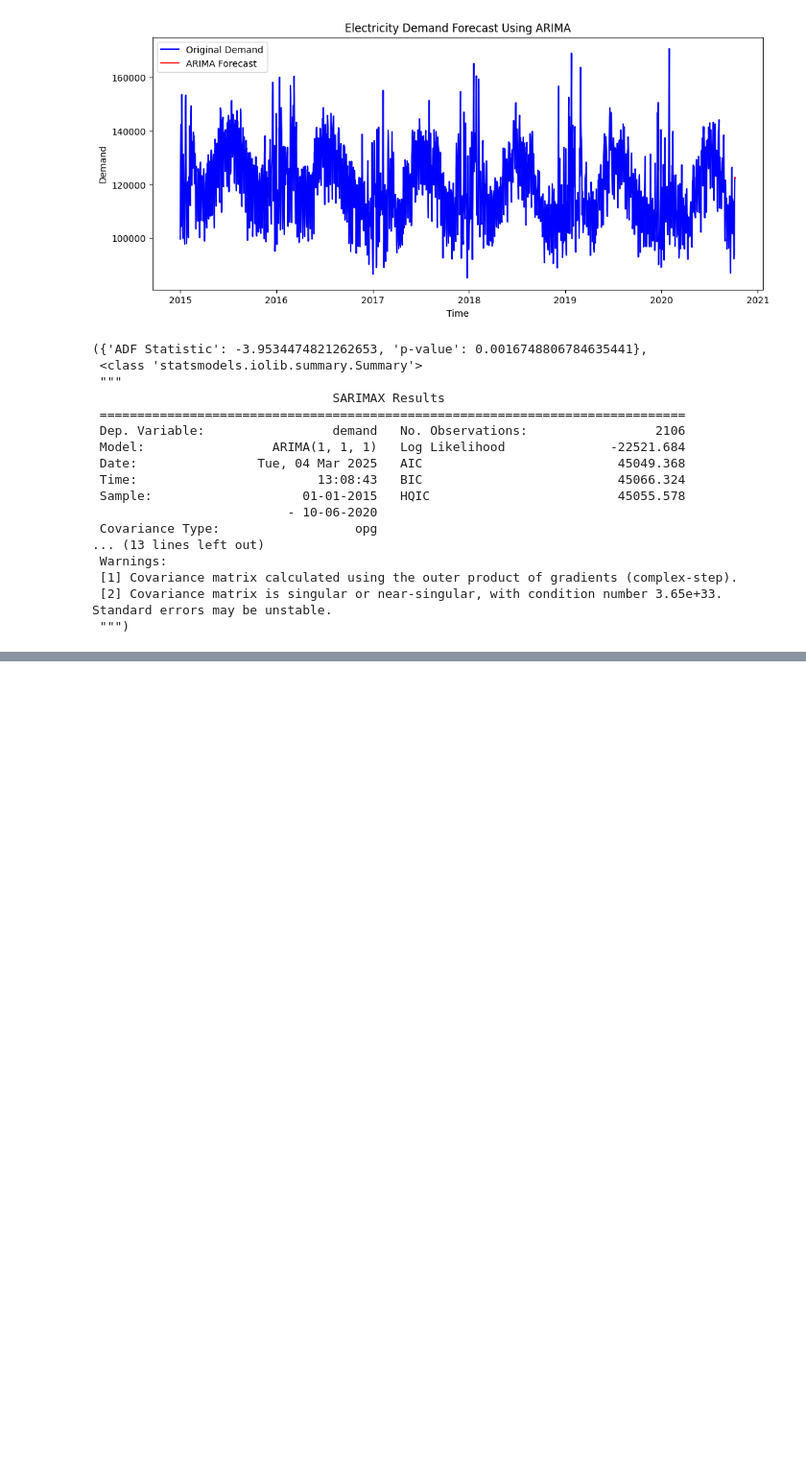
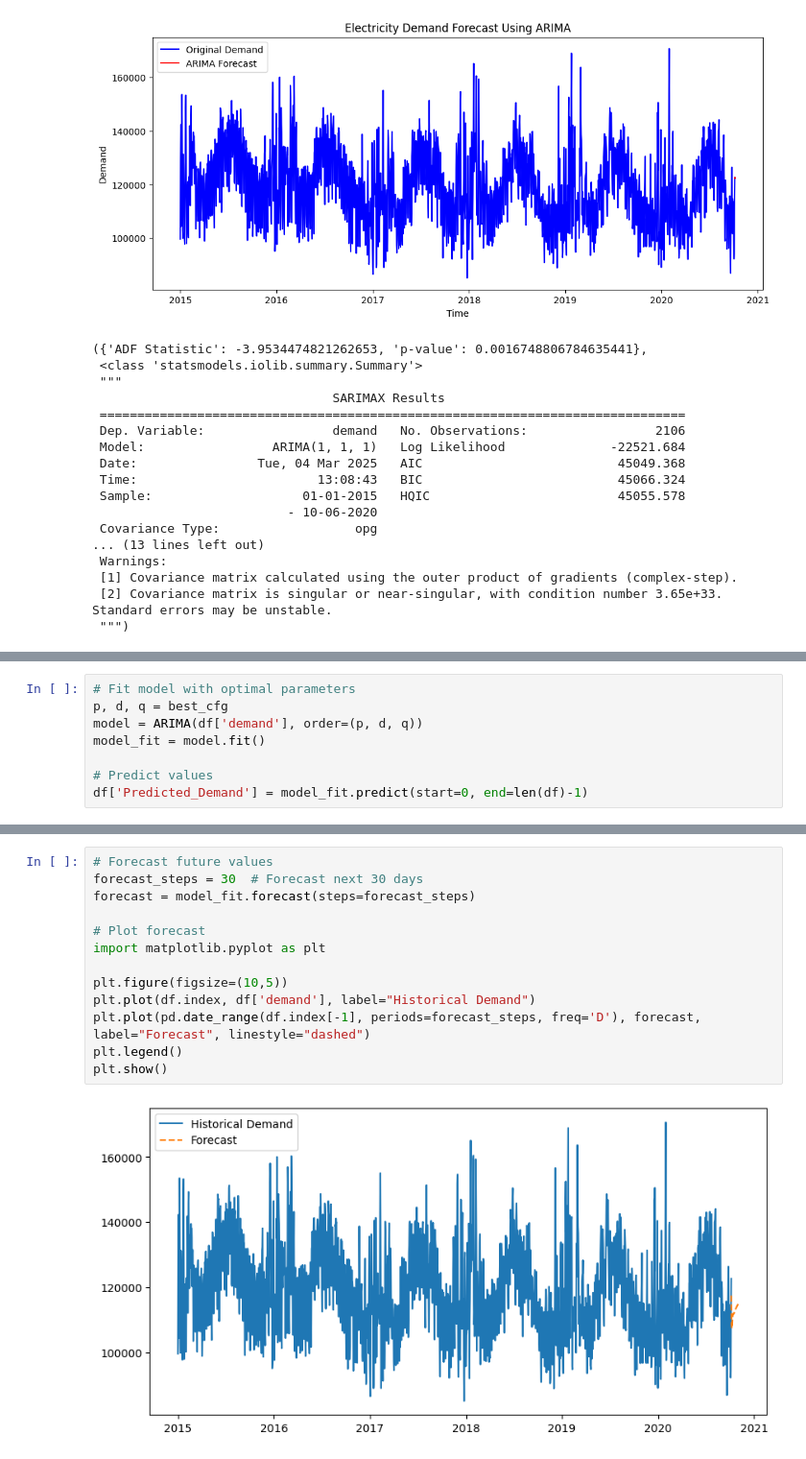
Before and after one commit to BolisettyPoojitha-16/Electricity_Demand-and_Price_ForecastingInfosys_Internship_Oct2025, a Jupyter notebook: preprocessing.ipynb, the cells around one changed output, grey strips where cells are left out. Shown: that part at 96% size. Saved outputs shown, nothing was run; the diff lists cells and outputs as text; blank space fills up the shorter version.

```diff
--- a/preprocessing.ipynb
+++ b/preprocessing.ipynb
@@ -552,0 +662,8 @@ adf_result, arima_fit.summary()
+# %%
+# Fit model with optimal parameters
+p, d, q = best_cfg
+model = ARIMA(df['demand'], order=(p, d, q))
+model_fit = model.fit()
+
+# Predict values
+df['Predicted_Demand'] = model_fit.predict(start=0, end=len(df)-1)
@@ -552,0 +686,15 @@ adf_result, arima_fit.summary()
+# %%
+# Forecast future values
+forecast_steps = 30  # Forecast next 30 days
+forecast = model_fit.forecast(steps=forecast_steps)
+
+# Plot forecast
+import matplotlib.pyplot as plt
+
+plt.figure(figsize=(10,5))
+plt.plot(df.index, df['demand'], label="Historical Demand")
+plt.plot(pd.date_range(df.index[-1], periods=forecast_steps, freq='D'), forecast, label="Forecast", linestyle="dashed")
+plt.legend()
+plt.show()
+# %% [output]
+[figure, added]
```
Also changed, not shown: parts of 9 cells of this notebook.
